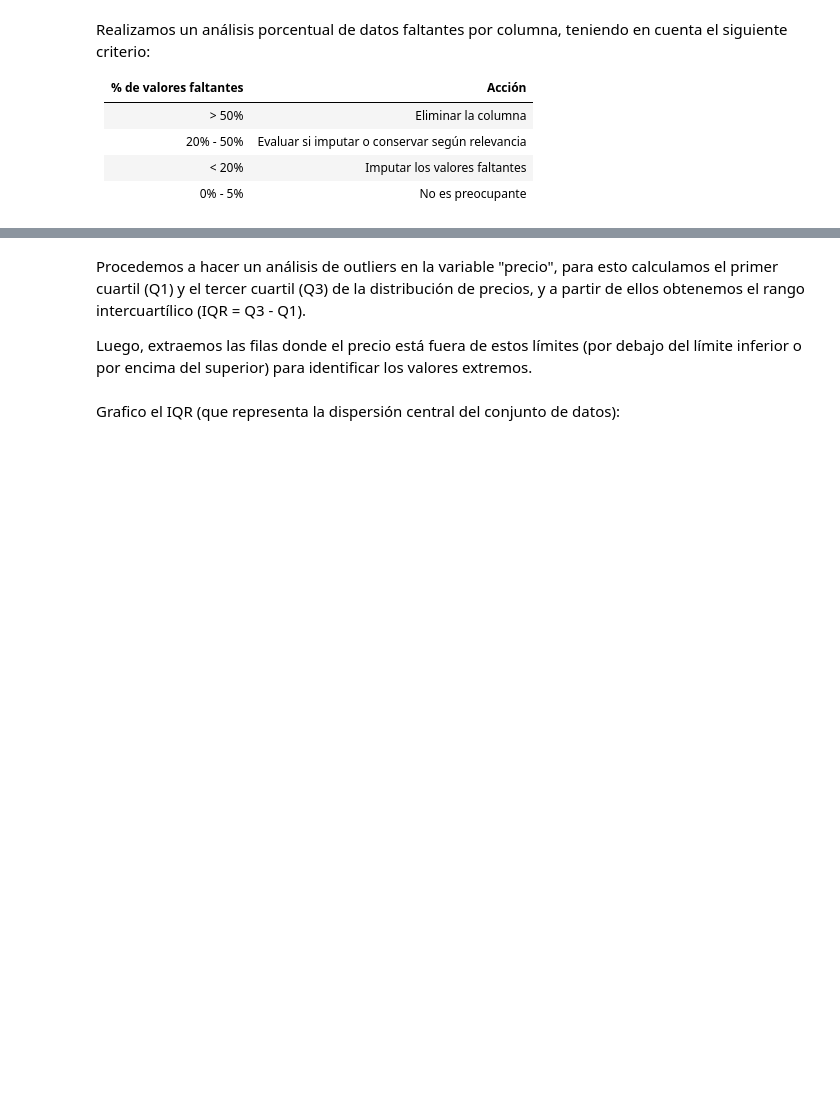
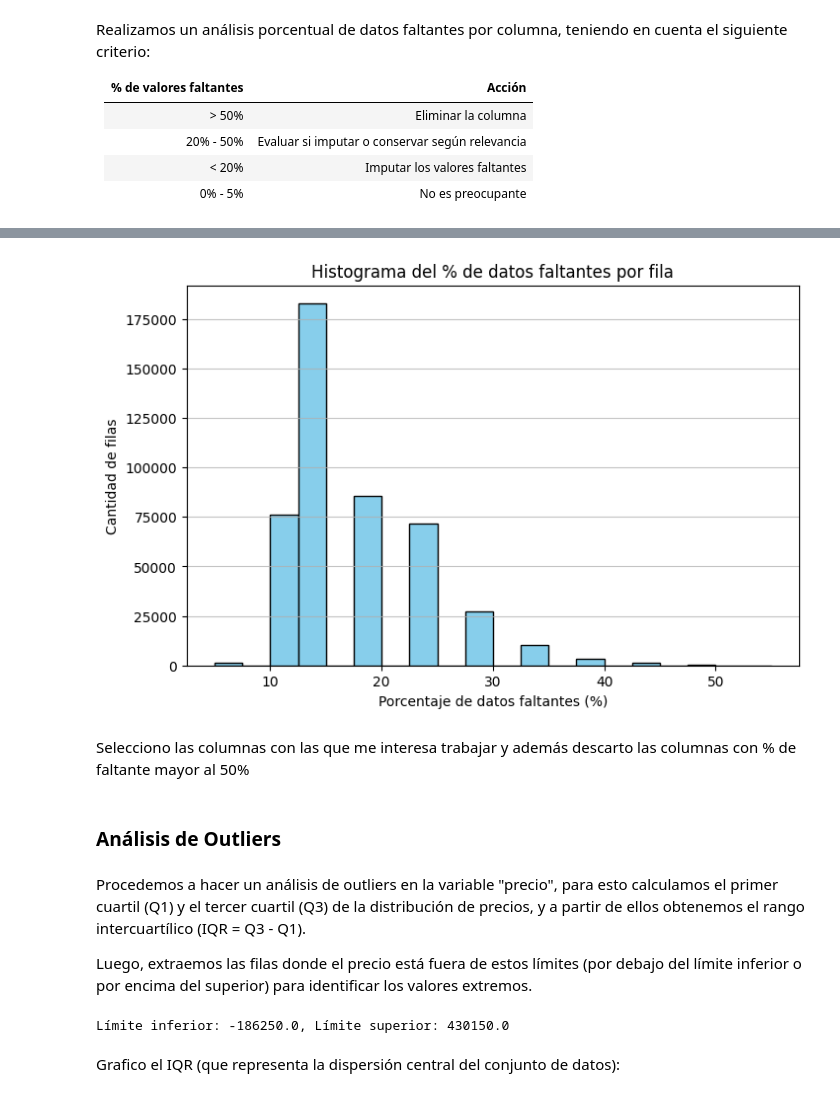
Before and after one commit to MIltonFernandez/TP-BDD-1C2025, a Jupyter notebook: Entrega.ipynb, the cells around one changed output, grey strips where cells are left out. Drawn from its saved outputs; the diff is of its cells as text; code cells hidden in the pictures; blank space fills up the shorter version.

Commit message:
Avances limpieza + selección de datos

```diff
--- a/Entrega.ipynb
+++ b/Entrega.ipynb
@@ -31,10 +31,10 @@ import pandas as pd
 pd.set_option('display.max_columns', None)
 
 # Leer CSV con pandas
-df = pd.read_csv("./archive/alquiler_02_11_2023cc.csv")
+df = pd.read_csv("./archive/properati_argentina_2021.csv")
 
 # Conectar (o crear) base SQLite local
-conn = sqlite3.connect("mi_base.sqlite")
+conn = sqlite3.connect(':memory:')
 
 # Cargar el DataFrame a una tabla llamada 'alquileres'
 df.to_sql('alquileres', conn, if_exists='replace', index=False)
@@ -89,0 +120,18 @@ print(df_filtrado.head())
+# %%
+import matplotlib.pyplot as plt
+
+filas_totales = df.shape[1]  # número de columnas
+
+porcentaje_faltante_fila = (df.isna().sum(axis=1) / filas_totales) * 100
+
+plt.figure(figsize=(8,5))
+plt.hist(porcentaje_faltante_fila, bins=20, color='skyblue', edgecolor='black')
+plt.title('Histograma del % de datos faltantes por fila')
+plt.xlabel('Porcentaje de datos faltantes (%)')
+plt.ylabel('Cantidad de filas')
+plt.grid(axis='y', alpha=0.75)
+plt.show()
+# %% [output]
+[figure, added]
+# %% [markdown]
+Selecciono las columnas con las que me interesa trabajar y además descarto las columnas con % de faltante mayor al 50%
@@ -90,11 +158,13 @@ print(df_filtrado.head())
+# %% [markdown]
+### Análisis de Outliers
 # %% [markdown]
 Procedemos a hacer un análisis de outliers en la variable "precio", para esto calculamos el primer cuartil (Q1) y el tercer cuartil (Q3) de la distribución de precios, y a partir de ellos obtenemos el rango intercuartílico (IQR = Q3 - Q1).
 
 Luego, extraemos las filas donde el precio está fuera de estos límites (por debajo del límite inferior o por encima del superior) para identificar los valores extremos.
 # %%
 # Calcular Q1 y Q3 de la columna 'precio'
-q1 = df_filtrado['precio'].quantile(0.25)
-q3 = df_filtrado['precio'].quantile(0.75)
+q1 = df['property_price'].quantile(0.25)
+q3 = df['property_price'].quantile(0.75)
 iqr = q3 - q1
 
 # Calcular límites para detectar outliers
@@ -106,9 +176,11 @@ print(f"Límite inferior: {lower_bound}, Límite superior: {upper_bound}")
 query = f"""
 SELECT *
 FROM alquileres
-WHERE precio < {lower_bound} OR precio > {upper_bound}
+WHERE property_price < {lower_bound} OR property_price > {upper_bound}
 """
 outliers_df = pd.read_sql(query, conn)
+# %% [output]
+Límite inferior: -186250.0, Límite superior: 430150.0
 # %% [markdown]
 Grafico el IQR (que representa la dispersión central del conjunto de datos):
 # %%
```
Also changed, not shown: parts of 38 cells of this notebook, 3 other files.
